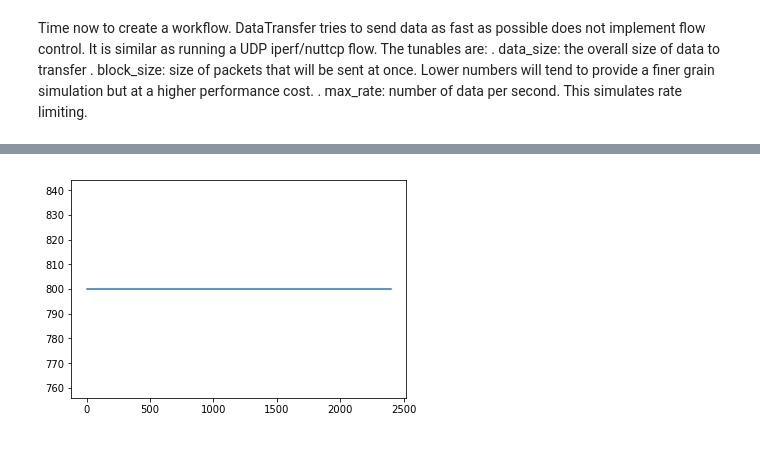
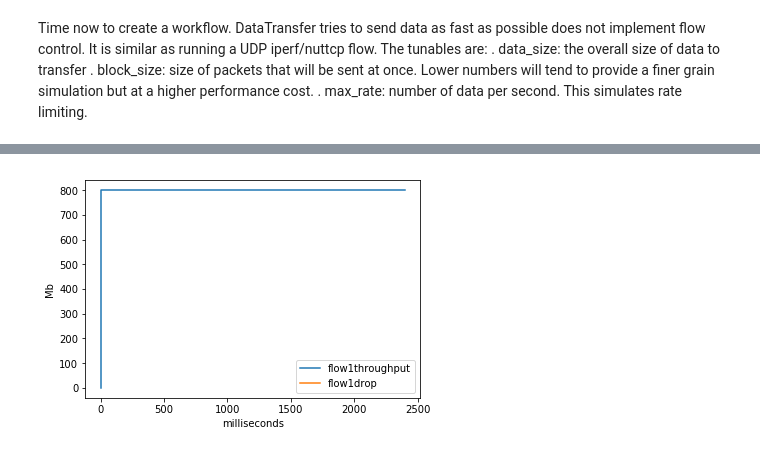
Before and after one commit to esnet/calibers, a Jupyter notebook: simulator/Tutorial.ipynb, the cells around one changed output, grey strips where cells are left out. Drawn from its saved outputs; the diff is of its cells as text; code cells hidden in the pictures.

```diff
--- a/simulator/Tutorial.ipynb
+++ b/simulator/Tutorial.ipynb
@@ -111,7 +111,6 @@ Time now to create a workflow. DataTransfer tries to send data as fast as possib
   . max_rate: number of data per second. This simulates rate limiting.
 # %%
 from sim import DataTransfer
-
 
 flow1 = DataTransfer(name="flow1",
                      src=server1,
@@ -120,3 +119,6 @@ flow1 = DataTransfer(name="flow1",
                      block_size=10000,
                      max_rate=8000,
                      topology=topo)
+flow1.info = True
+
+topo.schedule_workflow(workflow=flow1)
@@ -138,6 +152,6 @@ flow1.receive_data
-# %%
-x,y = zip(*flow1.receive_data)
-plt.plot(x,y)
-plt.show()
-# %% [output]
-[figure, removed]
+# %%
+flow1.plot_receive()
+flow1.plot_drop()
+topo.show_plots()
+# %% [output]
+[figure, added]
```
Also changed, not shown: parts of 7 cells of this notebook, 1 other file.
